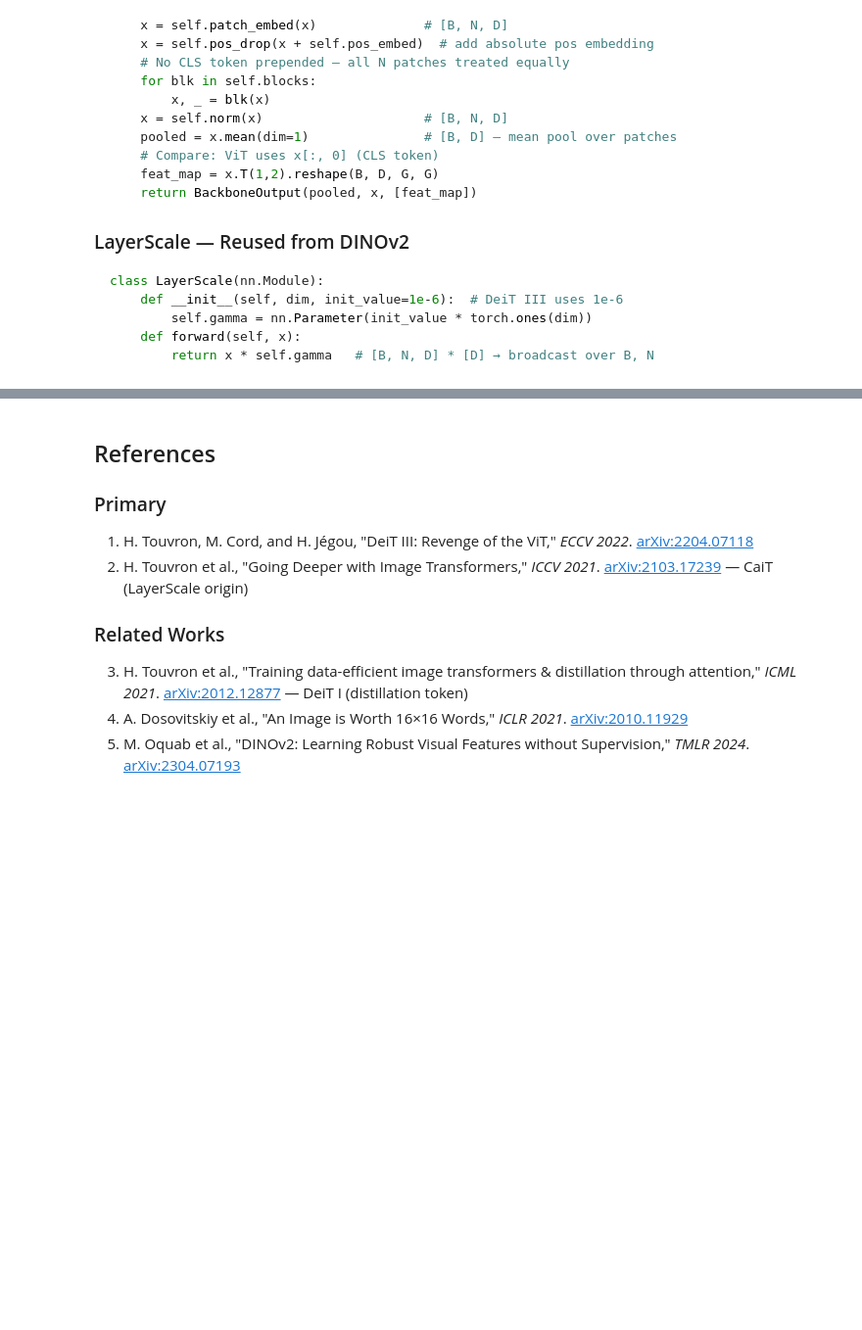
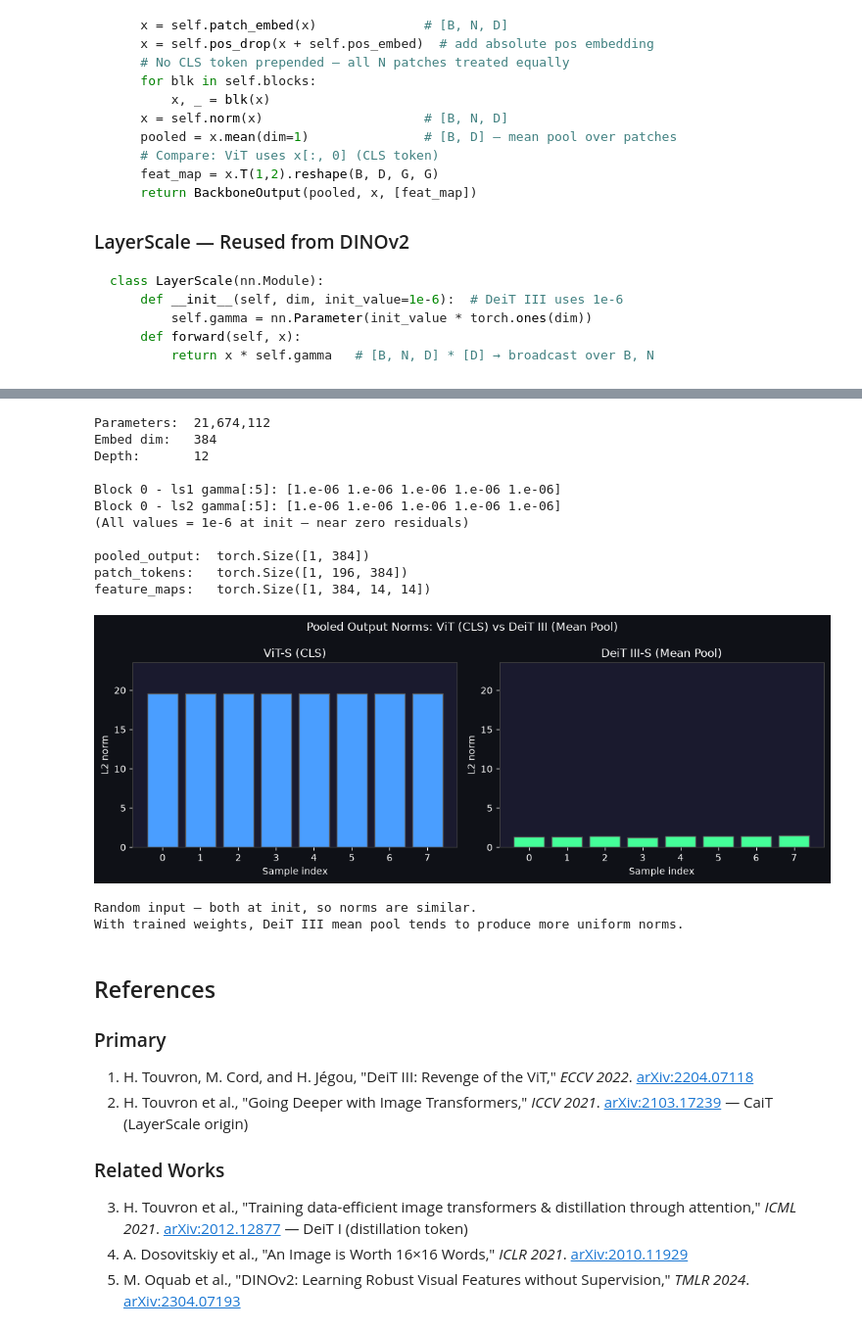
Before and after one commit to basaanithanaveenkumar/HALE-WAM, a Jupyter notebook: notebooks/backbones/vit/deit3.ipynb, the cells around one changed output, grey strips where cells are left out. Shown at 98% size. Cells and saved outputs as stored; diff of their text form; code cells hidden in the pictures; blank space fills up the shorter version.

```diff
--- a/notebooks/backbones/vit/deit3.ipynb
+++ b/notebooks/backbones/vit/deit3.ipynb
@@ -277,11 +1323,9 @@ class LayerScale(nn.Module):
 # %%
 import sys
-sys.path.insert(0, '../../src')
 
 import torch
 import numpy as np
 import matplotlib.pyplot as plt
-from hale_core.nn.vision import build_vision_backbone
 
 backbone = build_vision_backbone('deit3_small', img_size=224, return_all_attn=True)
 backbone.eval()
@@ -304,7 +1348,6 @@ print(f'patch_tokens:   {out.patch_tokens.shape}')      # [1, 196, 384]
 print(f'feature_maps:   {out.feature_maps[0].shape}')   # [1, 384, 14, 14]
 
 # Compare ViT CLS vs DeiT III mean-pool embedding norms
-from hale_core.nn.vision import build_vision_backbone
 vit = build_vision_backbone('vit_small', img_size=224)
 vit.eval()
 
@@ -312,32 +1355,46 @@ rng = np.random.default_rng(0)
 x_batch = torch.randn(8, 3, 224, 224)
 with torch.no_grad():
     out_vit   = vit(x_batch)
     out_deit3 = backbone(x_batch)
 
 vit_pooled_norms   = out_vit.pooled_output.norm(dim=-1).numpy()
 deit3_pooled_norms = out_deit3.pooled_output.norm(dim=-1).numpy()
 
 fig, axes = plt.subplots(1, 2, figsize=(11, 4))
 fig.patch.set_facecolor('#0f1117')
 fig.suptitle('Pooled Output Norms: ViT (CLS) vs DeiT III (Mean Pool)', color='white', fontsize=12)
 
 for ax, norms, name, color in zip(axes,
                                     [vit_pooled_norms, deit3_pooled_norms],
                                     ['ViT-S (CLS)', 'DeiT III-S (Mean Pool)'],
                                     ['#4a9eff', '#44ff99']):
     ax.set_facecolor('#1a1a2e')
     ax.bar(range(8), norms, color=color, edgecolor='#555')
     ax.set_title(name, color='white')
     ax.set_xlabel('Sample index', color='white')
     ax.set_ylabel('L2 norm', color='white')
     ax.tick_params(colors='white')
     ax.set_ylim(0, max(max(vit_pooled_norms), max(deit3_pooled_norms)) * 1.2)
     for sp in ax.spines.values():
         sp.set_edgecolor('#444')
 
 plt.tight_layout()
-plt.savefig('deit3_pooled_norms.png', dpi=120, bbox_inches='tight',
-            facecolor=fig.get_facecolor())
+
 plt.show()
 print('Random input — both at init, so norms are similar.')
 print('With trained weights, DeiT III mean pool tends to produce more uniform norms.')
+# %% [output]
+Parameters:  21,674,112
+Embed dim:   384
+Depth:       12
+
+Block 0 - ls1 gamma[:5]: [1.e-06 1.e-06 1.e-06 1.e-06 1.e-06]
+Block 0 - ls2 gamma[:5]: [1.e-06 1.e-06 1.e-06 1.e-06 1.e-06]
+(All values = 1e-6 at init — near zero residuals)
+
+pooled_output:  torch.Size([1, 384])
+patch_tokens:   torch.Size([1, 196, 384])
+feature_maps:   torch.Size([1, 384, 14, 14])
+[figure, added]
+Random input — both at init, so norms are similar.
+With trained weights, DeiT III mean pool tends to produce more uniform norms.
```
Also changed, not shown: parts of 42 cells of this notebook, 38 other files.
